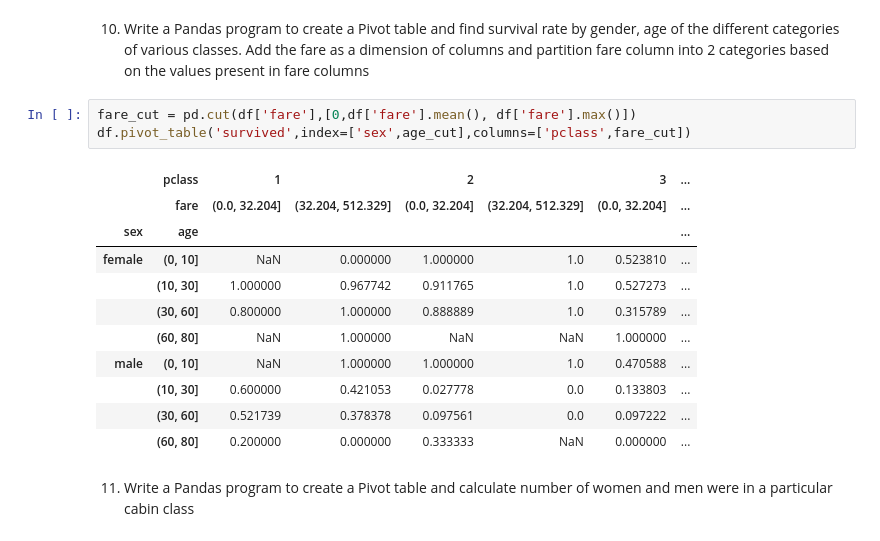
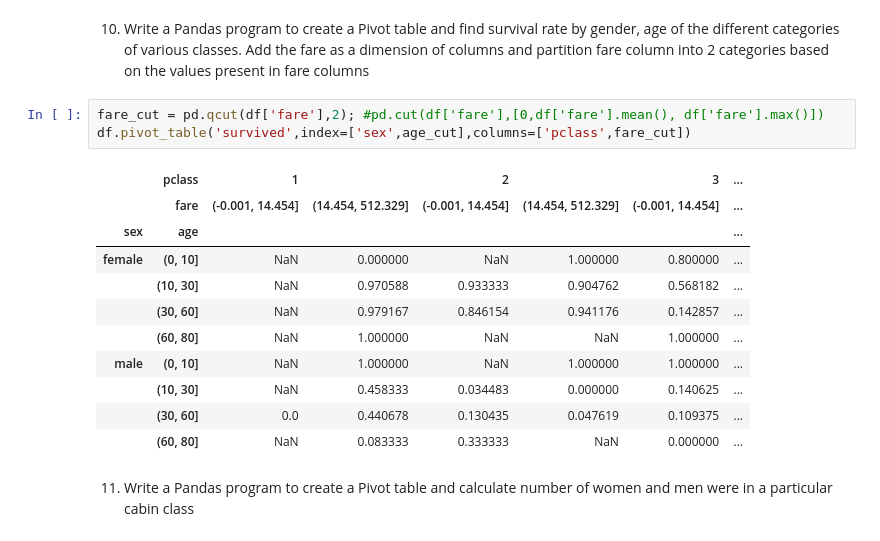
Before and after one commit to tanviranjan2212/learning-pytorch, a Jupyter notebook: pandas/Pandas_practice.ipynb, the cells around one changed output. Saved outputs shown, nothing was run; the diff lists cells and outputs as text.

```diff
--- a/pandas/Pandas_practice.ipynb
+++ b/pandas/Pandas_practice.ipynb
@@ -465,20 +465,20 @@ df.pivot_table('survived',index=['sex',age_cut],columns='pclass')
 # %% [markdown]
 10. Write a Pandas program to create a Pivot table and find survival rate by gender, age of the different categories of various classes. Add the fare as a dimension of columns and partition fare column into 2 categories based on the values present in fare columns
 # %%
-fare_cut = pd.cut(df['fare'],[0,df['fare'].mean(), df['fare'].max()])
+fare_cut = pd.qcut(df['fare'],2); #pd.cut(df['fare'],[0,df['fare'].mean(), df['fare'].max()])
 df.pivot_table('survived',index=['sex',age_cut],columns=['pclass',fare_cut])
 # %% [output]
 |  | pclass | 1 |  | 2 |  | 3 | ... |
-|  | fare | (0.0, 32.204] | (32.204, 512.329] | (0.0, 32.204] | (32.204, 512.329] | (0.0, 32.204] | ... |
+|  | fare | (-0.001, 14.454] | (14.454, 512.329] | (-0.001, 14.454] | (14.454, 512.329] | (-0.001, 14.454] | ... |
 | sex | age |  |  |  |  |  | ... |
-| female | (0, 10] | NaN | 0.000000 | 1.000000 | 1.0 | 0.523810 | ... |
-|  | (10, 30] | 1.000000 | 0.967742 | 0.911765 | 1.0 | 0.527273 | ... |
-|  | (30, 60] | 0.800000 | 1.000000 | 0.888889 | 1.0 | 0.315789 | ... |
+| female | (0, 10] | NaN | 0.000000 | NaN | 1.000000 | 0.800000 | ... |
+|  | (10, 30] | NaN | 0.970588 | 0.933333 | 0.904762 | 0.568182 | ... |
+|  | (30, 60] | NaN | 0.979167 | 0.846154 | 0.941176 | 0.142857 | ... |
 |  | (60, 80] | NaN | 1.000000 | NaN | NaN | 1.000000 | ... |
-| male | (0, 10] | NaN | 1.000000 | 1.000000 | 1.0 | 0.470588 | ... |
-|  | (10, 30] | 0.600000 | 0.421053 | 0.027778 | 0.0 | 0.133803 | ... |
-|  | (30, 60] | 0.521739 | 0.378378 | 0.097561 | 0.0 | 0.097222 | ... |
-|  | (60, 80] | 0.200000 | 0.000000 | 0.333333 | NaN | 0.000000 | ... |
+| male | (0, 10] | NaN | 1.000000 | NaN | 1.000000 | 1.000000 | ... |
+|  | (10, 30] | NaN | 0.458333 | 0.034483 | 0.000000 | 0.140625 | ... |
+|  | (30, 60] | 0.0 | 0.440678 | 0.130435 | 0.047619 | 0.109375 | ... |
+|  | (60, 80] | NaN | 0.083333 | 0.333333 | NaN | 0.000000 | ... |
 # %% [markdown]
 11. Write a Pandas program to create a Pivot table and calculate number of women and men were in a particular cabin class
 # %%
```
Also changed, not shown: parts of 23 cells of this notebook, 4 other files.
